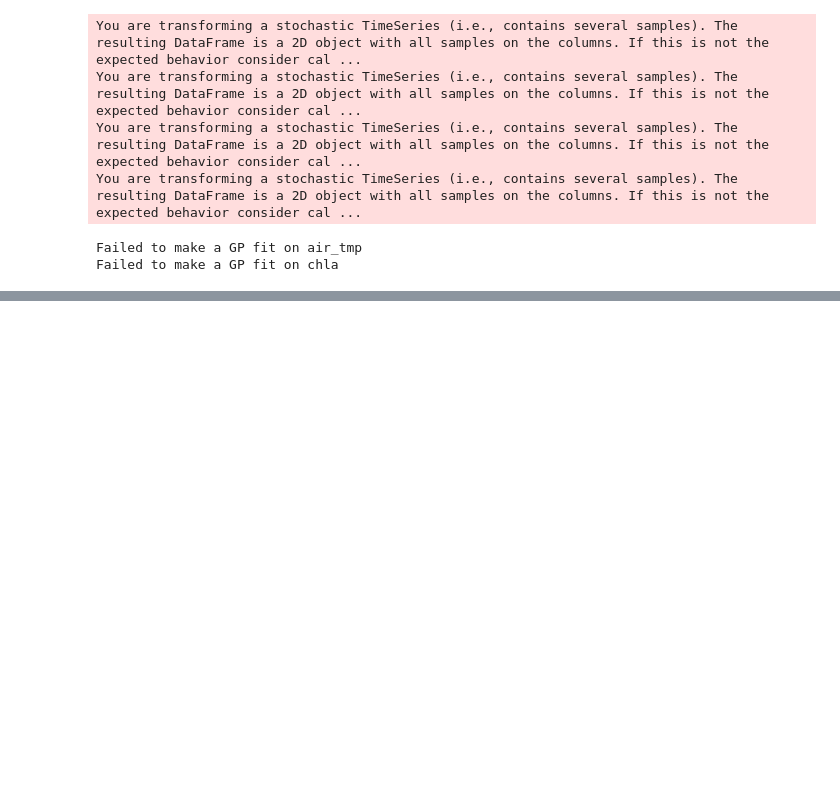
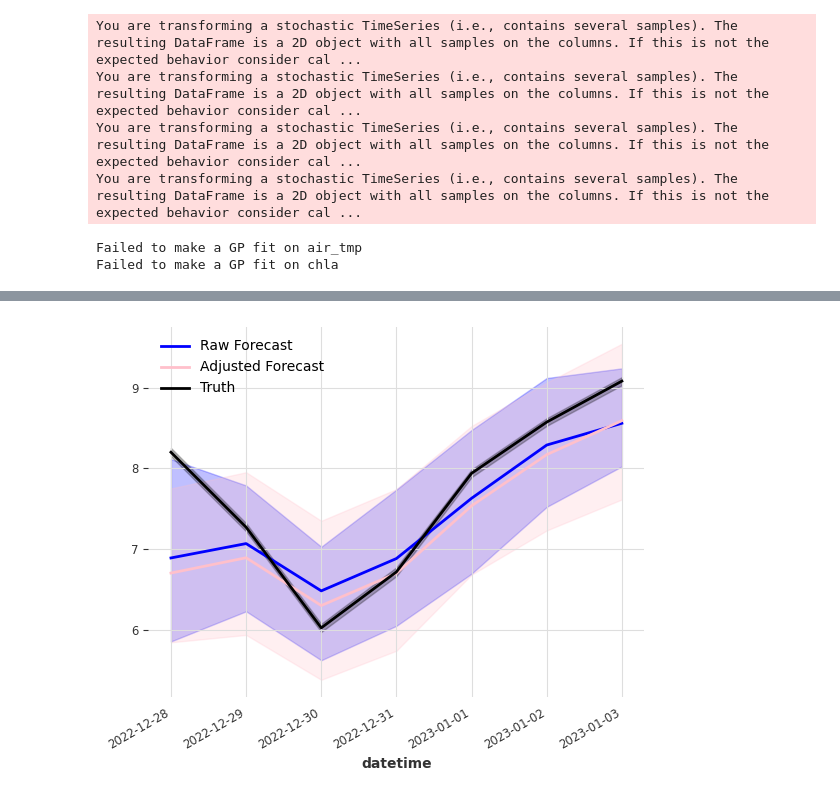
Before and after one commit to boettiger-lab/neon4cast-darts-submit, a Jupyter notebook: test.ipynb, the cells around one changed output, grey strips where cells are left out. Cells and saved outputs as stored; diff of their text form; code cells hidden in the pictures; blank space fills up the shorter version.

```diff
--- a/test.ipynb
+++ b/test.ipynb
@@ -67,0 +257,14 @@ plt.show()
+# %%
+residual_forecasters = {}
+forecasters = {"block": block_rnn_forecaster, "nlinear": nlinear_forecaster, "nbeats": nbeats_forecaster}
+for name, object in forecasters.items():
+    residual_forecaster = ResidualForecasterDarts(
+        historical_forecasts=object.historical_forecasts,
+        historical_ground_truth=object.historical_ground_truth,
+        covariates=object.covariates,
+        validation_split_date="2022-12-28",
+        output_csv_name = f"{name}_residual_forecaster.csv",
+        forecast_horizon=7
+    )
+    residual_forecaster.make_residual_forecasts()
+    residual_forecasters[name] = residual_forecaster
@@ -67,0 +311,5 @@ plt.show()
+# %%
+start_date = pd.Timestamp(year=2022, month=12, day=28)
+end_date = pd.Timestamp(year=2023, month=1, day=3)
+historical_forecast = block_rnn_forecaster.historical_forecasts.slice(start_date, end_date)
+historical_ground_truth = block_rnn_forecaster.historical_ground_truth.slice(start_date, end_date)
@@ -67,0 +329,22 @@ plt.show()
+# %%
+def stack_ts(timeseries, n_samples=500):
+    output = timeseries.copy()
+    for i in range(n_samples-1):
+        output = output.concatenate(timeseries, axis=2)
+    return output
+# %%
+df = pd.read_csv("block_residual_forecaster.csv")
+times = pd.to_datetime(df["datetime"])
+times = pd.DatetimeIndex(times)
+values = df.loc[:, df.columns!="datetime"].to_numpy().reshape((residual_forecasters["block"].forecast_horizon, 1, -1))
+residuals = TimeSeries.from_times_and_values(times,
+                                             values,
+                                             fill_missing_dates=True, freq="D")
+medians = stack_ts(historical_forecast.quantile_timeseries(0.5))
+plt.clf()
+historical_forecast.plot(color="blue", label="Raw Forecast")
+(medians+residuals).plot(color="pink", label="Adjusted Forecast")
+historical_ground_truth.plot(color="black", label="Truth")
+plt.show()
+# %% [output]
+[figure, added]
```
Also changed, not shown: parts of 21 cells of this notebook.
